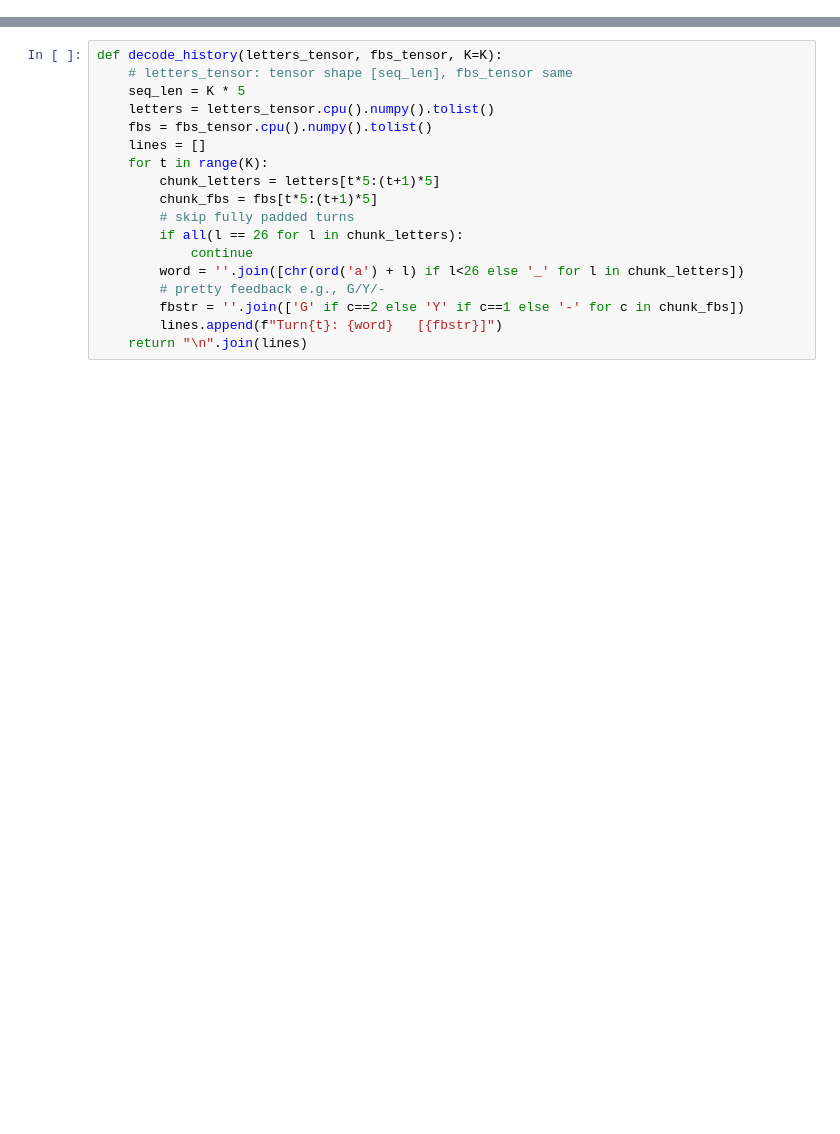
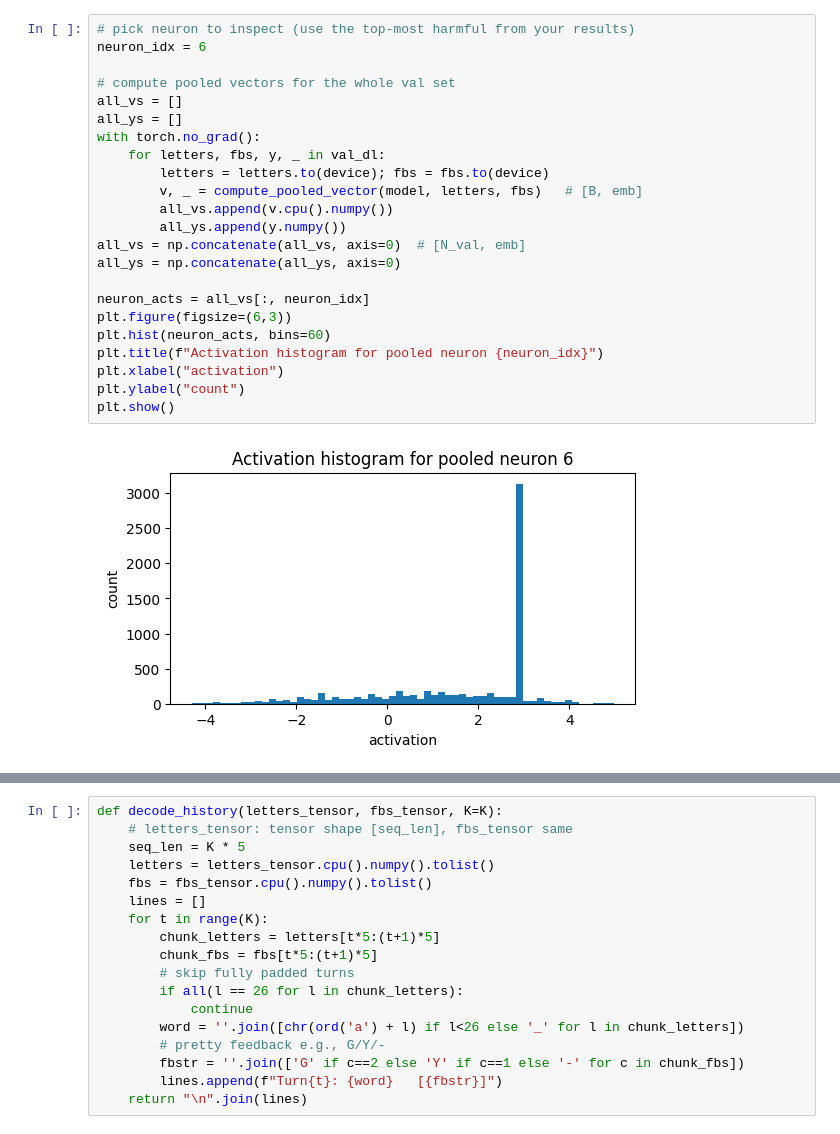
Before and after one commit to Shreya-Mendi/XAI, a Jupyter notebook: Mechanistic_interpretability/guesser.ipynb, the cells around one changed output, grey strips where cells are left out. Saved outputs shown, nothing was run; the diff lists cells and outputs as text; blank space fills up the shorter version.

```diff
--- a/Mechanistic_interpretability/guesser.ipynb
+++ b/Mechanistic_interpretability/guesser.ipynb
@@ -471,0 +555,25 @@ Most harmful ablations (neuron -> delta):
+# %%
+# pick neuron to inspect (use the top-most harmful from your results)
+neuron_idx = 6
+
+# compute pooled vectors for the whole val set
+all_vs = []
+all_ys = []
+with torch.no_grad():
+    for letters, fbs, y, _ in val_dl:
+        letters = letters.to(device); fbs = fbs.to(device)
+        v, _ = compute_pooled_vector(model, letters, fbs)   # [B, emb]
+        all_vs.append(v.cpu().numpy())
+        all_ys.append(y.numpy())
+all_vs = np.concatenate(all_vs, axis=0)  # [N_val, emb]
+all_ys = np.concatenate(all_ys, axis=0)
+
+neuron_acts = all_vs[:, neuron_idx]
+plt.figure(figsize=(6,3))
+plt.hist(neuron_acts, bins=60)
+plt.title(f"Activation histogram for pooled neuron {neuron_idx}")
+plt.xlabel("activation")
+plt.ylabel("count")
+plt.show()
+# %% [output]
+[figure, added]
```
Also changed, not shown: parts of 15 cells of this notebook.
